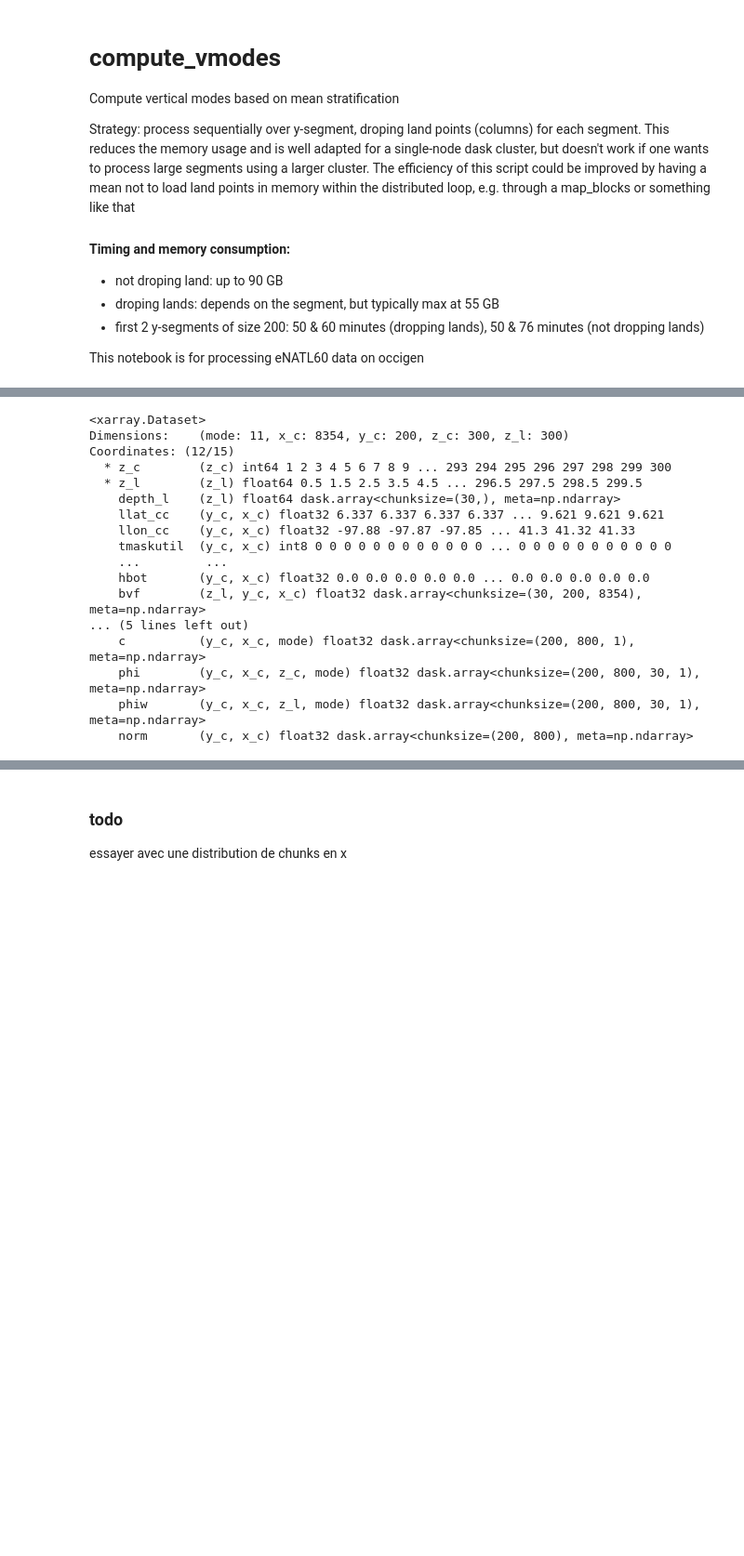
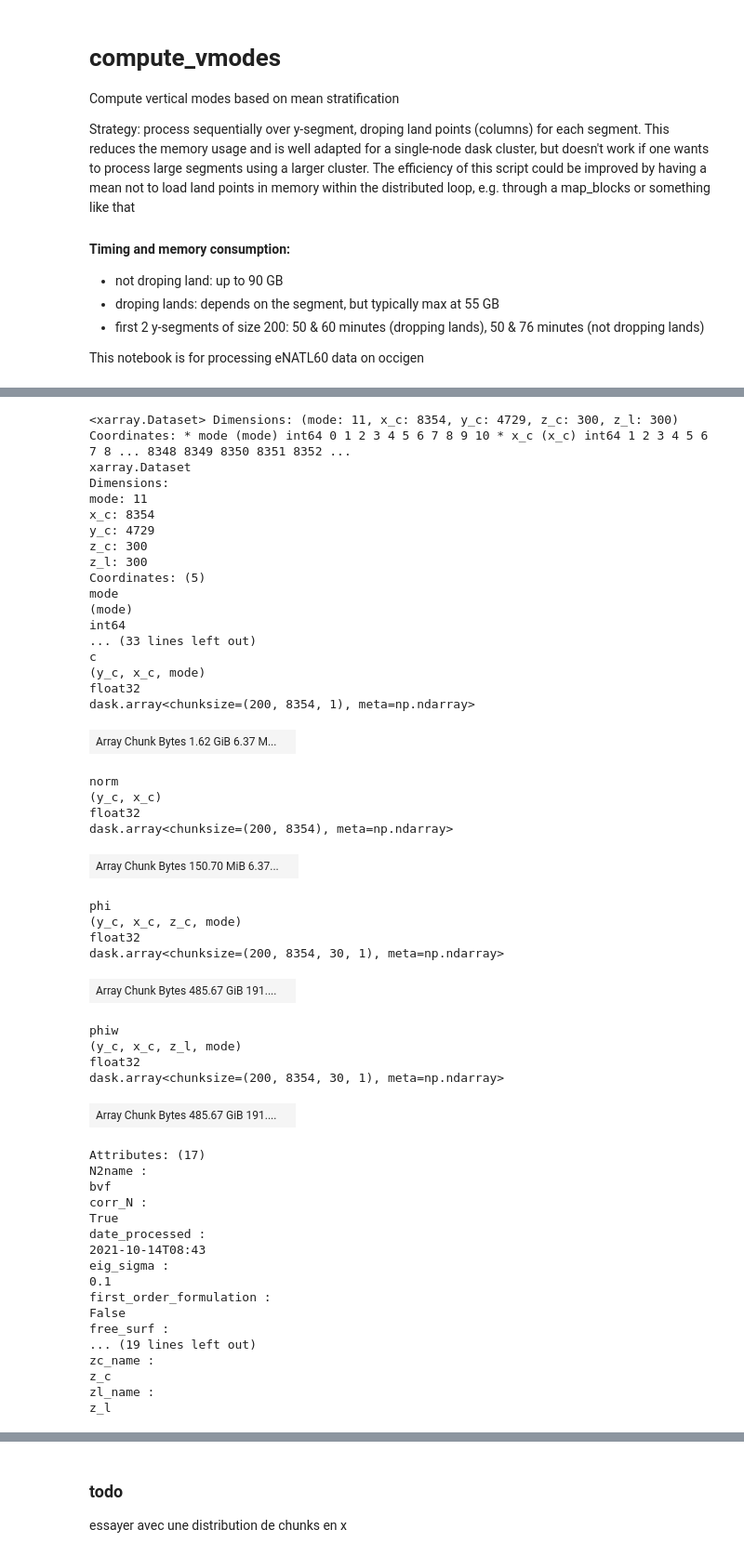
Before and after one commit to NoeLahaye/ITideNATL, a Jupyter notebook: processing/pre_proj/compute_vmodes.ipynb, the cells around one changed output, grey strips where cells are left out. Shown at 93% size. Saved outputs shown, nothing was run; the diff lists cells and outputs as text; code cells hidden in the pictures; blank space fills up the shorter version.

```diff
--- a/processing/pre_proj/compute_vmodes.ipynb
+++ b/processing/pre_proj/compute_vmodes.ipynb
@@ -156,20 +160,54 @@ number of land points: 1097549 (65.7%); after selection: 288749 (33.5%)
 # %%
-vmods.ds
+ds_re = xr.open_zarr(out_file)
+ds_re
 # %% [output]
-<xarray.Dataset>
-Dimensions:    (mode: 11, x_c: 8354, y_c: 200, z_c: 300, z_l: 300)
-Coordinates: (12/15)
-  * z_c        (z_c) int64 1 2 3 4 5 6 7 8 9 ... 293 294 295 296 297 298 299 300
-  * z_l        (z_l) float64 0.5 1.5 2.5 3.5 4.5 ... 296.5 297.5 298.5 299.5
-    depth_l    (z_l) float64 dask.array<chunksize=(30,), meta=np.ndarray>
-    llat_cc    (y_c, x_c) float32 6.337 6.337 6.337 6.337 ... 9.621 9.621 9.621
-    llon_cc    (y_c, x_c) float32 -97.88 -97.87 -97.85 ... 41.3 41.32 41.33
-    tmaskutil  (y_c, x_c) int8 0 0 0 0 0 0 0 0 0 0 0 0 ... 0 0 0 0 0 0 0 0 0 0 0
-    ...         ...
-    hbot       (y_c, x_c) float32 0.0 0.0 0.0 0.0 0.0 ... 0.0 0.0 0.0 0.0 0.0
-    bvf        (z_l, y_c, x_c) float32 dask.array<chunksize=(30, 200, 8354), meta=np.ndarray>
-... (5 lines left out)
-    c          (y_c, x_c, mode) float32 dask.array<chunksize=(200, 800, 1), meta=np.ndarray>
-    phi        (y_c, x_c, z_c, mode) float32 dask.array<chunksize=(200, 800, 30, 1), meta=np.ndarray>
-    phiw       (y_c, x_c, z_l, mode) float32 dask.array<chunksize=(200, 800, 30, 1), meta=np.ndarray>
-    norm       (y_c, x_c) float32 dask.array<chunksize=(200, 800), meta=np.ndarray>
+<xarray.Dataset> Dimensions: (mode: 11, x_c: 8354, y_c: 4729, z_c: 300, z_l: 300) Coordinates: * mode (mode) int64 0 1 2 3 4 5 6 7 8 9 10 * x_c (x_c) int64 1 2 3 4 5 6 7 8 ... 8348 8349 8350 8351 8352 ...
+xarray.Dataset
+Dimensions:
+mode: 11
+x_c: 8354
+y_c: 4729
+z_c: 300
+z_l: 300
+Coordinates: (5)
+mode
+(mode)
+int64
+... (33 lines left out)
+c
+(y_c, x_c, mode)
+float32
+dask.array<chunksize=(200, 8354, 1), meta=np.ndarray>
+| Array Chunk Bytes 1.62 GiB 6.37 M... |  |
+norm
+(y_c, x_c)
+float32
+dask.array<chunksize=(200, 8354), meta=np.ndarray>
+| Array Chunk Bytes 150.70 MiB 6.37... |  |
+phi
+(y_c, x_c, z_c, mode)
+float32
+dask.array<chunksize=(200, 8354, 30, 1), meta=np.ndarray>
+| Array Chunk Bytes 485.67 GiB 191.... |  |
+phiw
+(y_c, x_c, z_l, mode)
+float32
+dask.array<chunksize=(200, 8354, 30, 1), meta=np.ndarray>
+| Array Chunk Bytes 485.67 GiB 191.... |  |
+Attributes: (17)
+N2name :
+bvf
+corr_N :
+True
+date_processed :
+2021-10-14T08:43
+eig_sigma :
+0.1
+first_order_formulation :
+False
+free_surf :
+... (19 lines left out)
+zc_name :
+z_c
+zl_name :
+z_l
```
Also changed, not shown: parts of 6 cells of this notebook, 4 other files.
